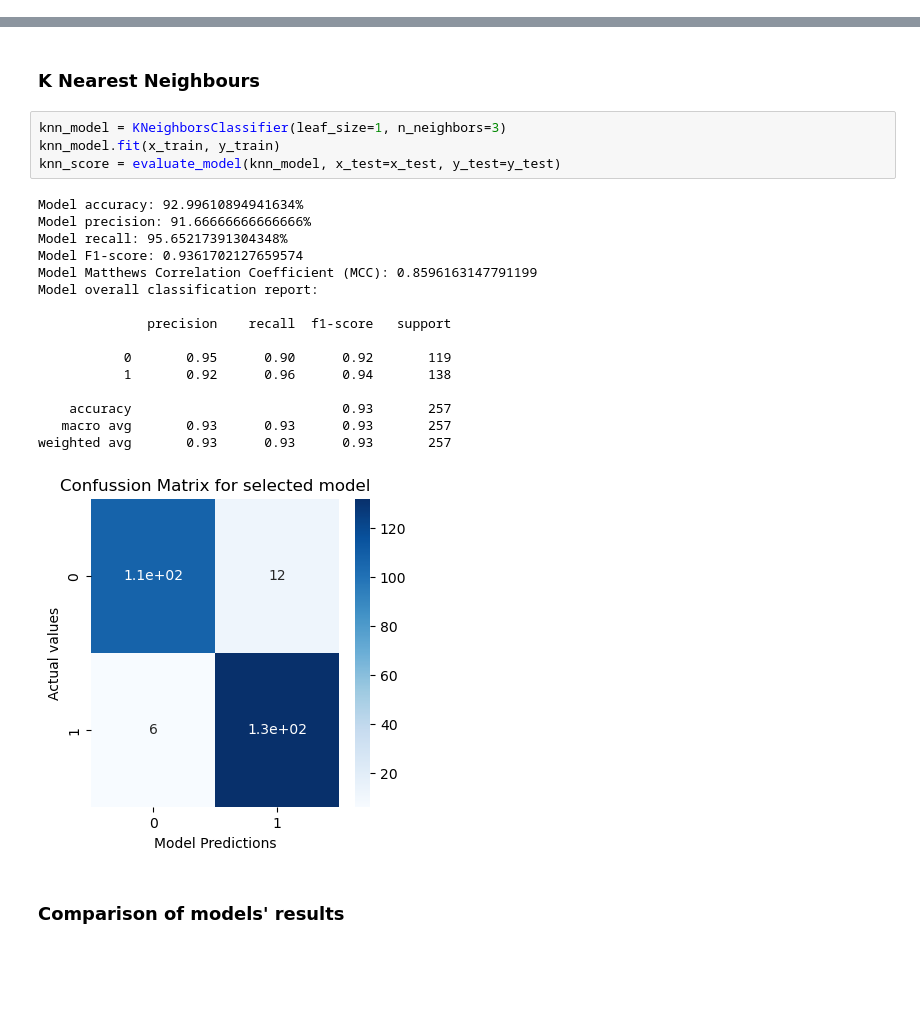
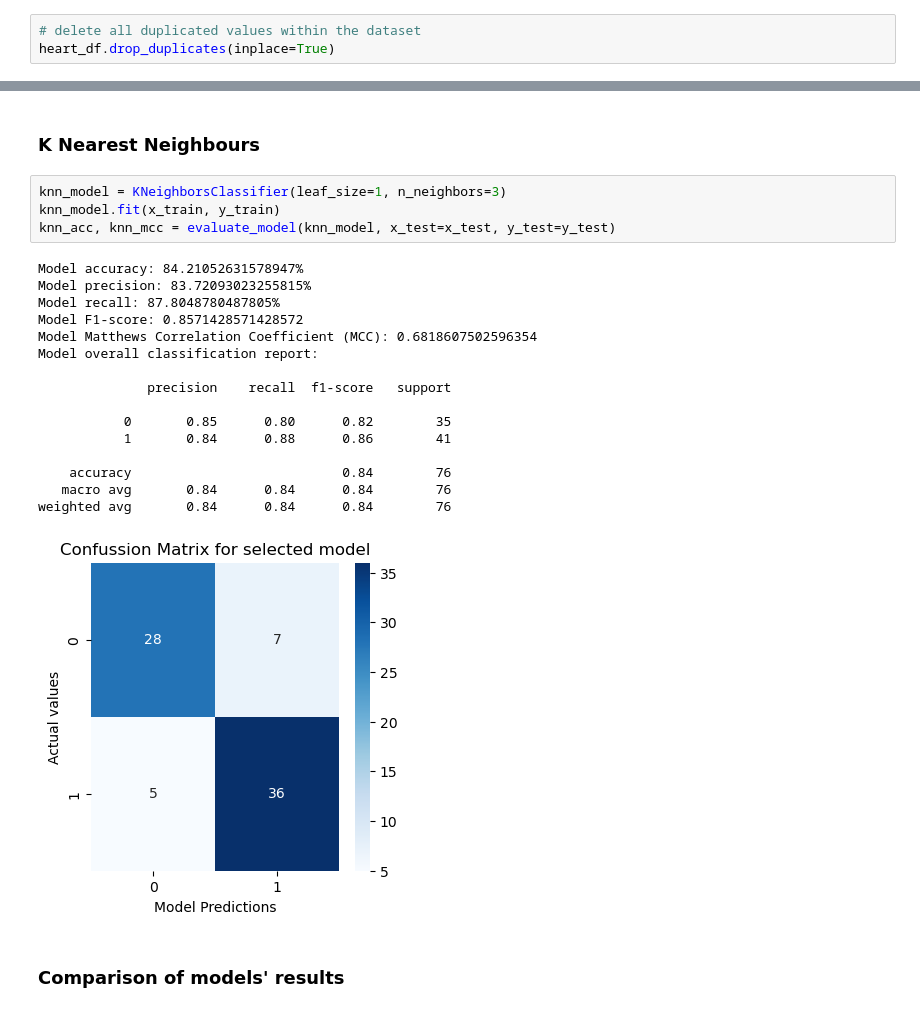
Before and after one commit to paulkli355/HeartFailure_Classification, a Jupyter notebook: classifier.ipynb, the cells around one changed output, grey strips where cells are left out. Cells and saved outputs as stored; diff of their text form; blank space fills up the shorter version.

```diff
--- a/classifier.ipynb
+++ b/classifier.ipynb
@@ -44,6 +44,9 @@ Input dataset has 1025 rows and 14 colums
 Input dataset consists of 13 features and 1 target column
 Target values are: [0 1]
 Input dataset contains 723 duplicated rows and 302 unique rows
+# %%
+# delete all duplicated values within the dataset
+heart_df.drop_duplicates(inplace=True)
 # %%
 # divide a heart failure dataset into features and target value sets
 x = heart_df.drop(columns=['target'])
@@ -385,24 +388,24 @@ weighted avg       0.81      0.81      0.80       257
 # %%
 knn_model = KNeighborsClassifier(leaf_size=1, n_neighbors=3)
 knn_model.fit(x_train, y_train)
-knn_score = evaluate_model(knn_model, x_test=x_test, y_test=y_test)
+knn_acc, knn_mcc = evaluate_model(knn_model, x_test=x_test, y_test=y_test)
 # %% [output]
-Model accuracy: 92.99610894941634%
-Model precision: 91.66666666666666%
-Model recall: 95.65217391304348%
-Model F1-score: 0.9361702127659574
-Model Matthews Correlation Coefficient (MCC): 0.8596163147791199
+Model accuracy: 84.21052631578947%
+Model precision: 83.72093023255815%
+Model recall: 87.8048780487805%
+Model F1-score: 0.8571428571428572
+Model Matthews Correlation Coefficient (MCC): 0.6818607502596354
 Model overall classification report:
 
               precision    recall  f1-score   support
 
-           0       0.95      0.90      0.92       119
-           1       0.92      0.96      0.94       138
+           0       0.85      0.80      0.82        35
+           1       0.84      0.88      0.86        41
 
-    accuracy                           0.93       257
-   macro avg       0.93      0.93      0.93       257
-weighted avg       0.93      0.93      0.93       257
+    accuracy                           0.84        76
+   macro avg       0.84      0.84      0.84        76
+weighted avg       0.84      0.84      0.84        76
-[figure, old version]
+[figure, new version]
 # %% [markdown]
 ### Comparison of models' results
 # %%
```
Also changed, not shown: parts of 18 cells of this notebook, 1 other file.
